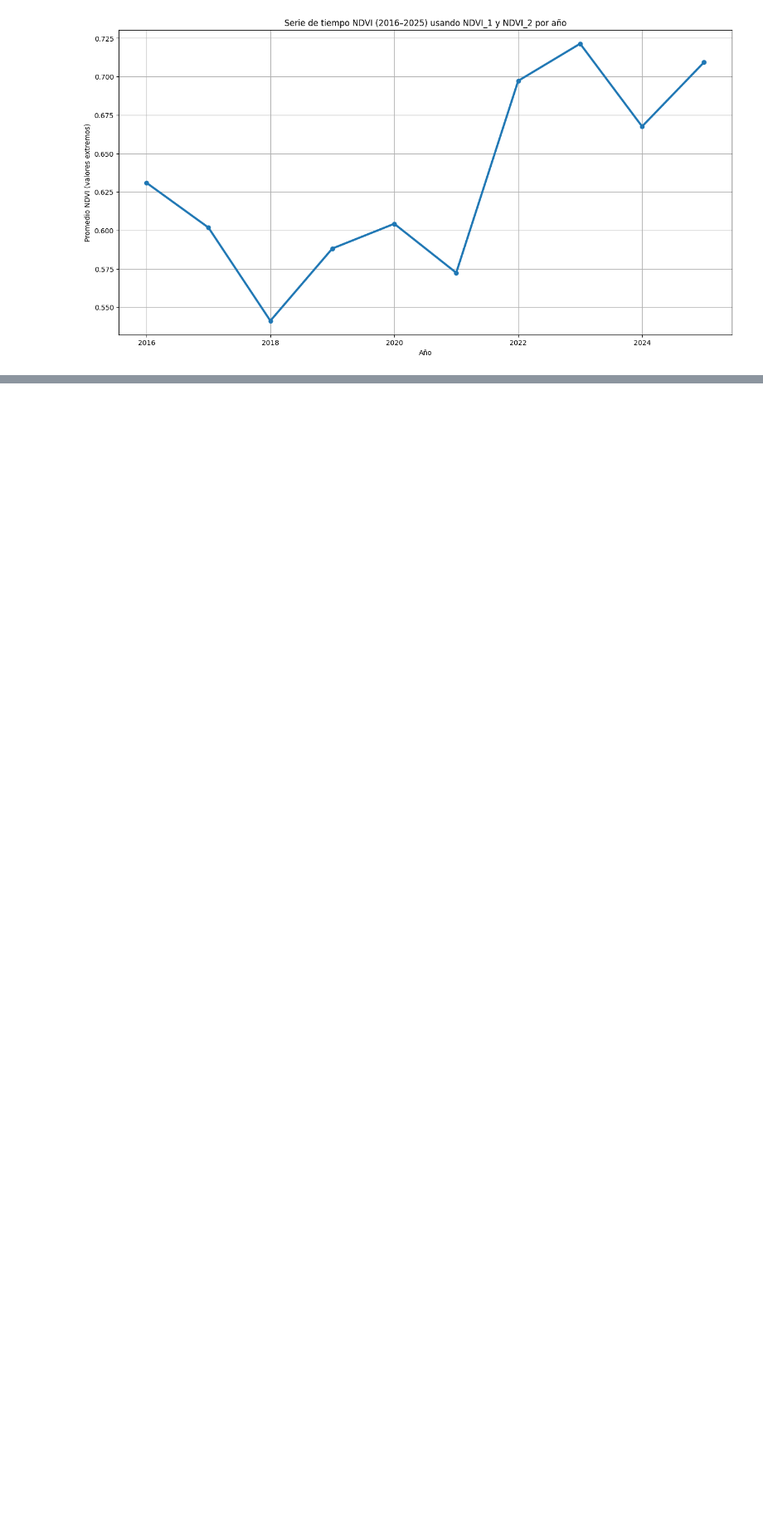
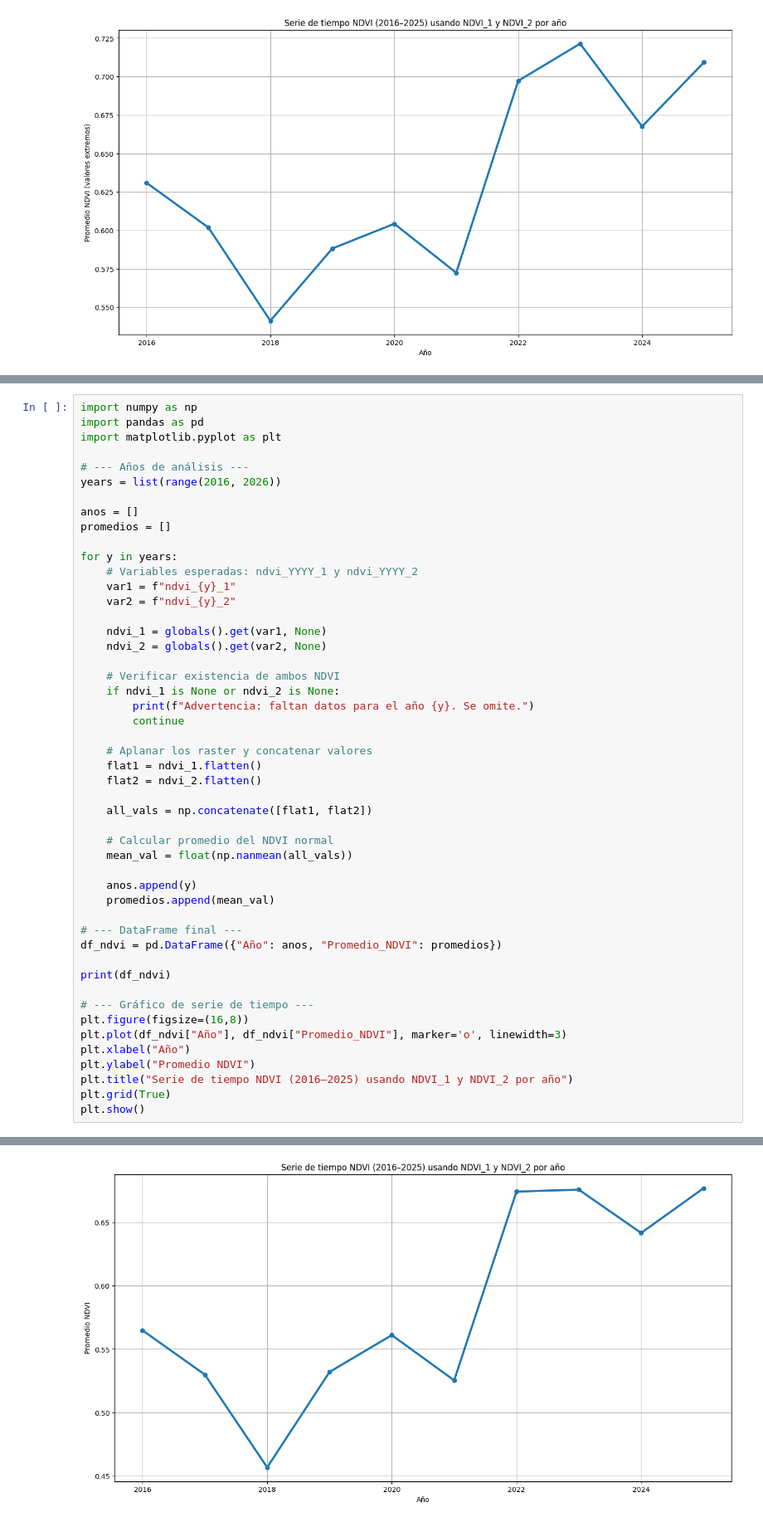
Before and after one commit to elyeret/consultoria, a Jupyter notebook: notebook.ipynb, the cells around one changed output, grey strips where cells are left out. Shown at 83% size. Drawn from its saved outputs; the diff is of its cells as text; blank space fills up the shorter version.

```diff
--- a/notebook.ipynb
+++ b/notebook.ipynb
@@ -3118,0 +3210,50 @@ else:
+# %%
+import numpy as np
+import pandas as pd
+import matplotlib.pyplot as plt
+
+# --- Años de análisis ---
+years = list(range(2016, 2026))
+
+anos = []
+promedios = []
+
+for y in years:
+    # Variables esperadas: ndvi_YYYY_1 y ndvi_YYYY_2
+    var1 = f"ndvi_{y}_1"
+    var2 = f"ndvi_{y}_2"
+
+    ndvi_1 = globals().get(var1, None)
+    ndvi_2 = globals().get(var2, None)
+
+    # Verificar existencia de ambos NDVI
+    if ndvi_1 is None or ndvi_2 is None:
+        print(f"Advertencia: faltan datos para el año {y}. Se omite.")
+        continue
+
+    # Aplanar los raster y concatenar valores
+    flat1 = ndvi_1.flatten()
+    flat2 = ndvi_2.flatten()
+
+    all_vals = np.concatenate([flat1, flat2])
+
+    # Calcular promedio del NDVI normal
+    mean_val = float(np.nanmean(all_vals))
+
+    anos.append(y)
+    promedios.append(mean_val)
+
+# --- DataFrame final ---
+df_ndvi = pd.DataFrame({"Año": anos, "Promedio_NDVI": promedios})
+
+print(df_ndvi)
+
+# --- Gráfico de serie de tiempo ---
+plt.figure(figsize=(16,8))
+plt.plot(df_ndvi["Año"], df_ndvi["Promedio_NDVI"], marker='o', linewidth=3)
+plt.xlabel("Año")
+plt.ylabel("Promedio NDVI")
+plt.title("Serie de tiempo NDVI (2016–2025) usando NDVI_1 y NDVI_2 por año")
+plt.grid(True)
+plt.show()
+# %% [output]
@@ -3118,0 +3271 @@ else:
+[figure, added]
```
Also changed, not shown: parts of 16 cells of this notebook, 1 other file.
